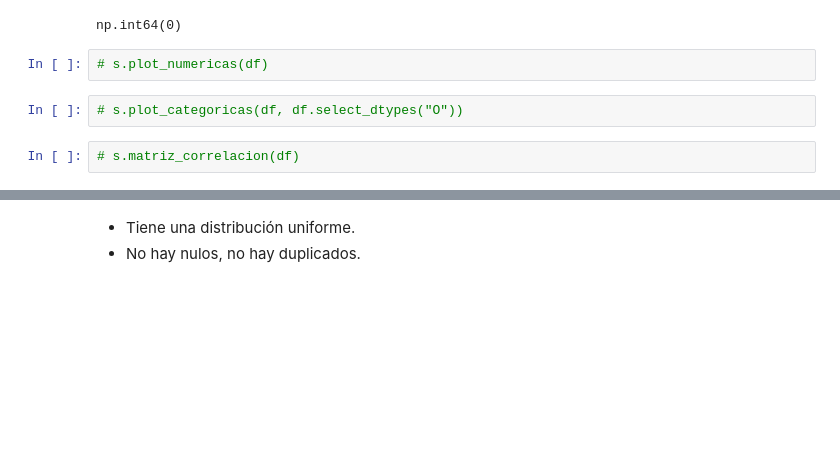
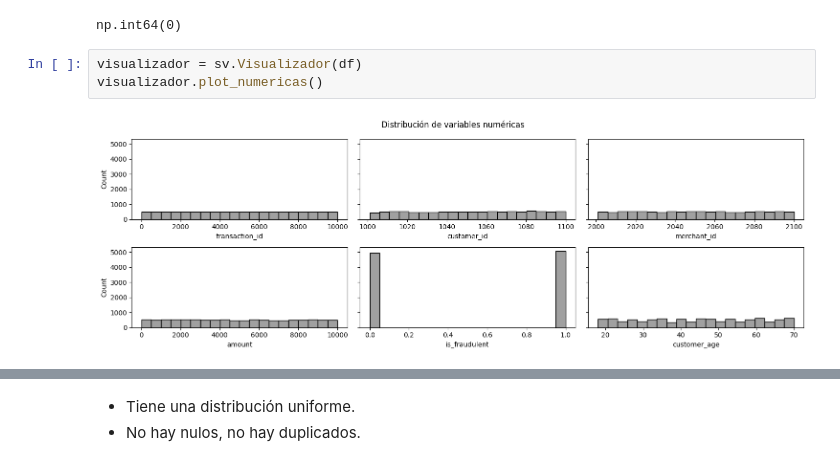
Before and after one commit to Ivan-BV/labotarotio-modulo8-logistica, a Jupyter notebook: modulo8-leccion08-preprocesamiento-logistica.ipynb, the cells around one changed output, grey strips where cells are left out. Drawn from its saved outputs; the diff is of its cells as text; blank space fills up the shorter version.

```diff
--- a/modulo8-leccion08-preprocesamiento-logistica.ipynb
+++ b/modulo8-leccion08-preprocesamiento-logistica.ipynb
@@ -161,9 +207,8 @@ memory usage: 859.5+ KB
 df.duplicated().sum()
 # %% [output]
 np.int64(0)
-# %%
-# s.plot_numericas(df)
-# %%
-# s.plot_categoricas(df, df.select_dtypes("O"))
-# %%
-# s.matriz_correlacion(df)
+# %%
+visualizador = sv.Visualizador(df)
+visualizador.plot_numericas()
+# %% [output]
+[figure, added]
```
Also changed, not shown: parts of 13 cells of this notebook, 2 other files.
